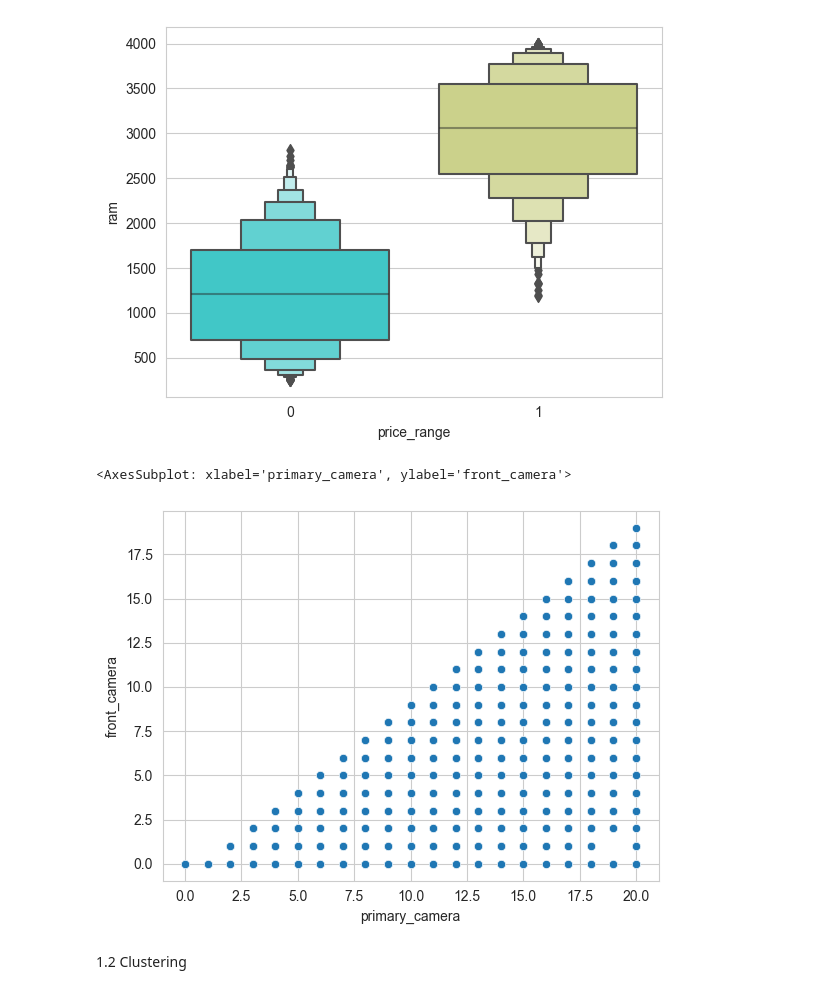
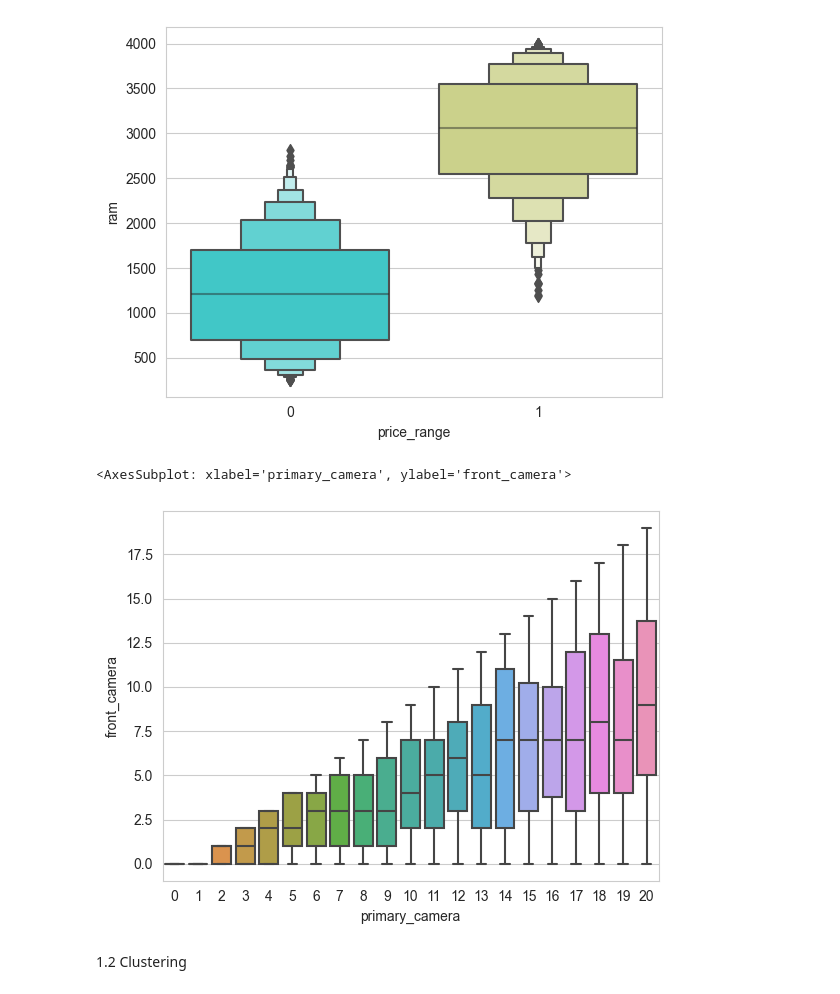
Before and after one commit to andeepl7/MLAssignments, a Jupyter notebook: Q1_EDA_CLUST.ipynb, the cells around one changed output. Saved outputs shown, nothing was run; the diff lists cells and outputs as text; code cells hidden in the pictures.

```diff
--- a/Q1_EDA_CLUST.ipynb
+++ b/Q1_EDA_CLUST.ipynb
@@ -87,10 +87,11 @@ sns.boxenplot(x='price_range', y='ram', data=df, palette='rainbow')
 # %% [output]
 <AxesSubplot: xlabel='price_range', ylabel='ram'>
 [figure]
-# %%
-sns.scatterplot(x='primary_camera', y ='front_camera',data=df)
-# %% [output]
-<AxesSubplot: xlabel='primary_camera', ylabel='front_camera'>
-[figure, removed]
+# %%
+#Box plot relationship between the pixels of  the primary camera vs front camera
+sns.boxplot(x='primary_camera', y ='front_camera',data=df)
+# %% [output]
+<AxesSubplot: xlabel='primary_camera', ylabel='front_camera'>
+[figure, added]
 # %% [markdown]
 1.2 Clustering
```
Also changed, not shown: parts of 11 cells of this notebook.
